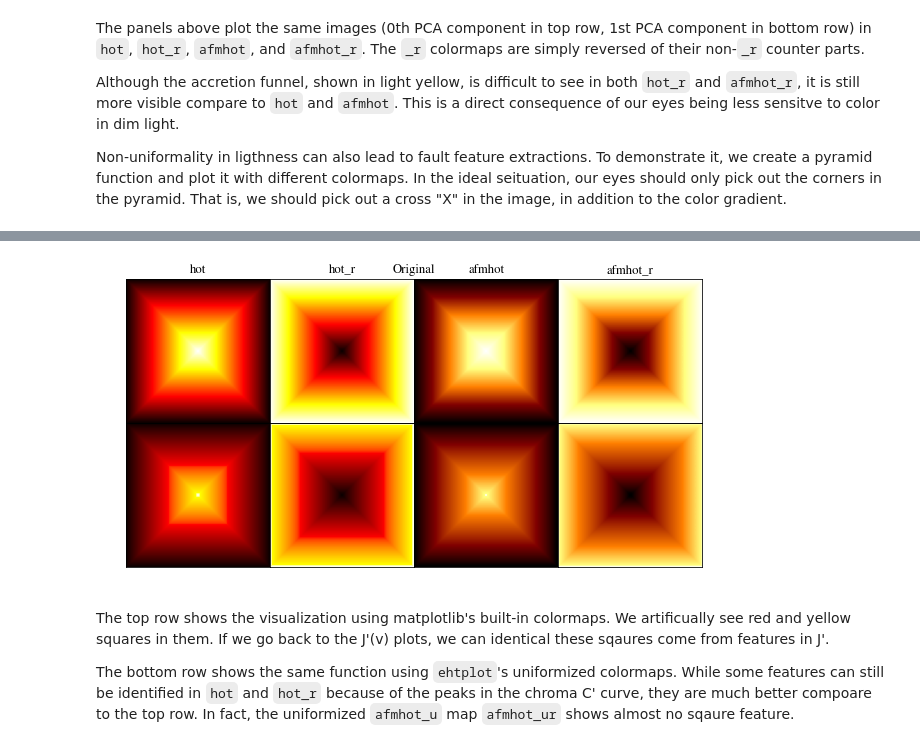
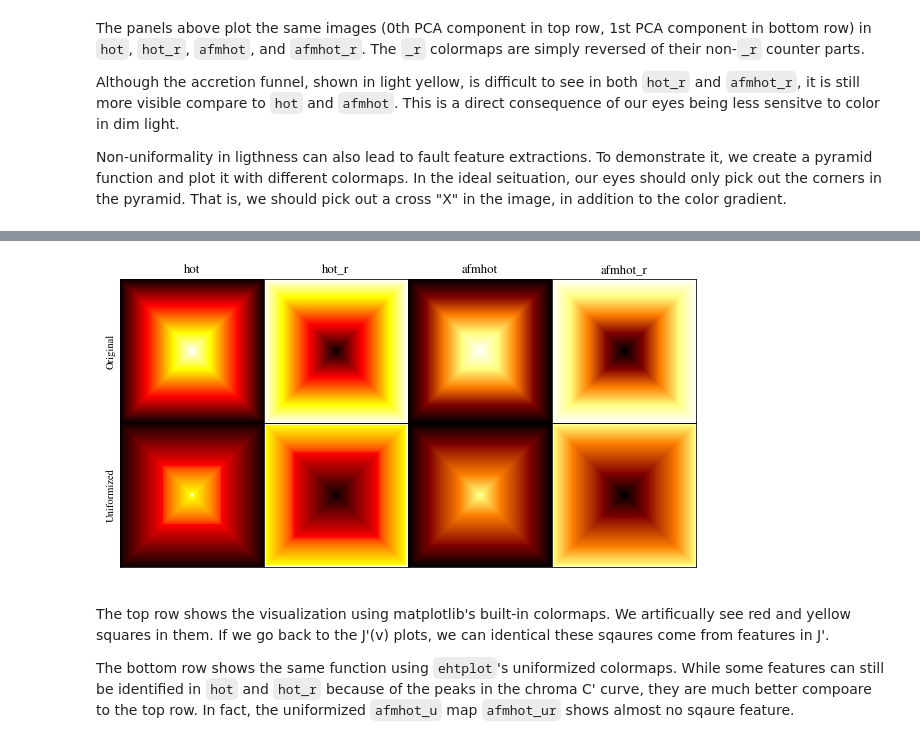
Before and after one commit to liamedeiros/ehtplot, a Jupyter notebook: docs/COLORMAPS.ipynb, the cells around one changed output, grey strips where cells are left out. Saved outputs shown, nothing was run; the diff lists cells and outputs as text; code cells hidden in the pictures.

Commit message:
Remove unnecessary intermediate panels

```diff
--- a/docs/COLORMAPS.ipynb
+++ b/docs/COLORMAPS.ipynb
@@ -211,10 +207,8 @@ Non-uniformality in ligthness can also lead to fault feature extractions.  To de
 # %%
 pyramid = ev.pyramid()
 
-top = ep.Panel(ep.Panel(plotimg, pyramid, ['hot', 'hot_r', 'afmhot', 'afmhot_r']),
-               title='Original')
-bot = ep.Panel(ep.Panel(plotimg, pyramid, ['hot_u', 'hot_ur', 'afmhot_u', 'afmhot_ur']),
-               title='Uniformized')
+top = ep.Panel(plotimg, pyramid, ['hot', 'hot_r', 'afmhot', 'afmhot_r'],       title='Original')
+bot = ep.Panel(plotimg, pyramid, ['hot_u', 'hot_ur', 'afmhot_u', 'afmhot_ur'], title='Uniformized')
 fig = ep.Figure(bot, top, inrow=False, figsize=[8, 4])
 fig.draw()
 # %% [output]
@@ -223,4 +215,4 @@ Adding an axes using the same arguments as a previous axes currently reuses the
-[figure, old version]
+[figure, new version]
 # %% [markdown]
 The top row shows the visualization using matplotlib's built-in colormaps.  We artificually see red and yellow squares in them.  If we go back to the J'(v) plots, we can identical these sqaures come from features in J'.
 
```
Also changed, not shown: parts of 2 cells of this notebook.
